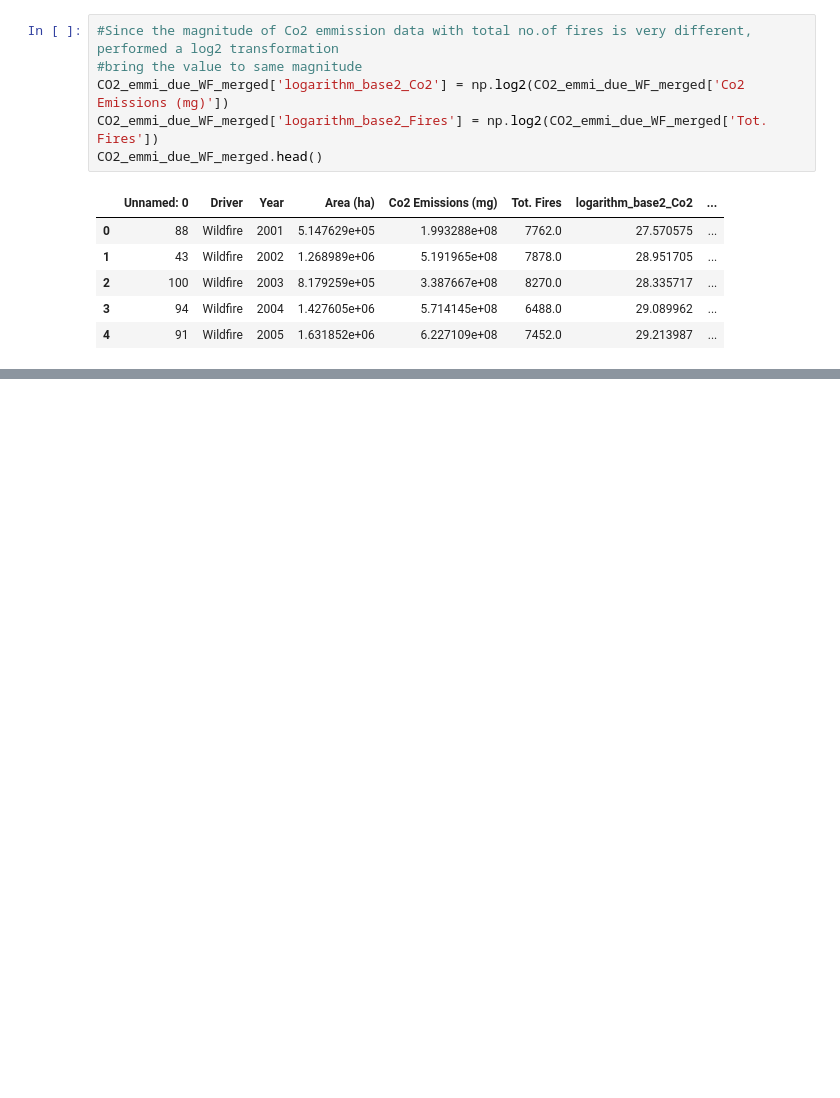
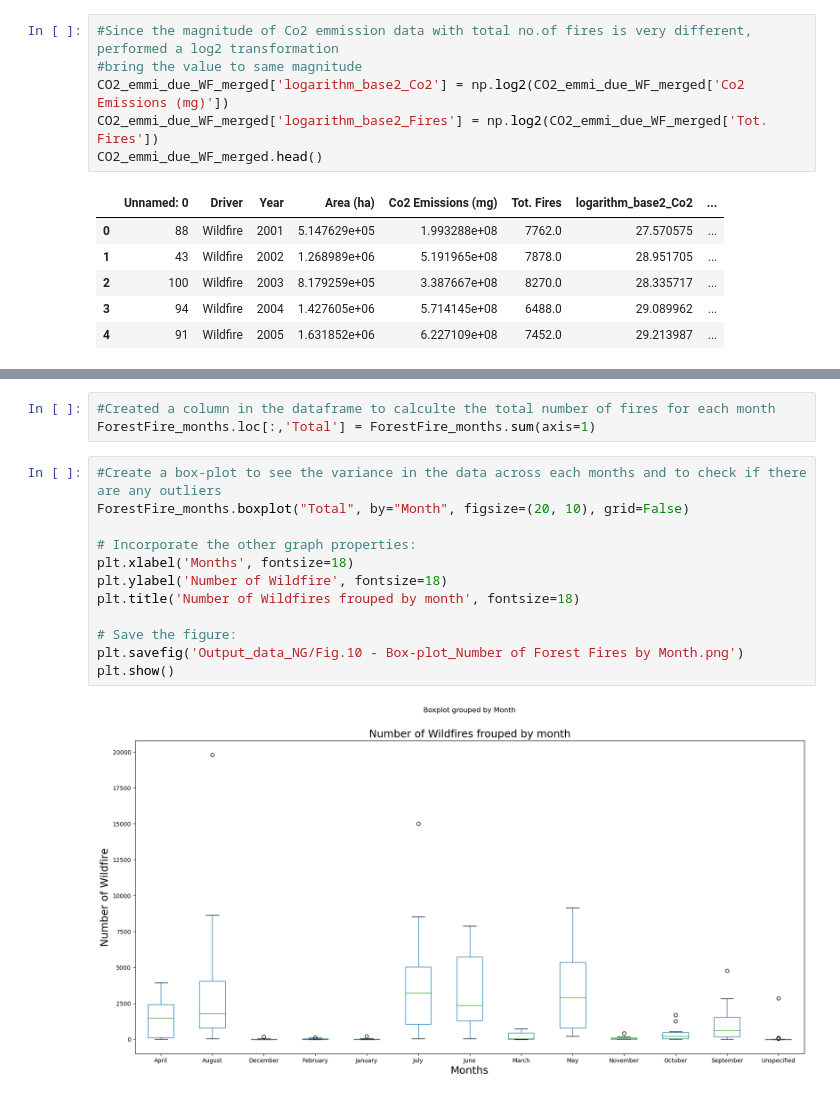
Before and after one commit to JasmineBamba/Group-Project-1-Group-2, a Jupyter notebook: Geolocations_Provinces_Nikita.ipynb, the cells around one changed output, grey strips where cells are left out. Drawn from its saved outputs; the diff is of its cells as text; blank space fills up the shorter version.

```diff
--- a/Geolocations_Provinces_Nikita.ipynb
+++ b/Geolocations_Provinces_Nikita.ipynb
@@ -608,0 +668,17 @@ The correlation between Forest Fires and Co2 Emissions (mg) is 0.23
+# %%
+#Created a column in the dataframe to calculte the total number of fires for each month
+ForestFire_months.loc[:,'Total'] = ForestFire_months.sum(axis=1)
+# %%
+#Create a box-plot to see the variance in the data across each months and to check if there are any outliers
+ForestFire_months.boxplot("Total", by="Month", figsize=(20, 10), grid=False)
+
+# Incorporate the other graph properties:
+plt.xlabel('Months', fontsize=18)
+plt.ylabel('Number of Wildfire', fontsize=18)
+plt.title('Number of Wildfires frouped by month', fontsize=18)
+
+# Save the figure:
+plt.savefig('Output_data_NG/Fig.10 - Box-plot_Number of Forest Fires by Month.png')
+plt.show()
+# %% [output]
+[figure, added]
```
Also changed, not shown: parts of 33 cells of this notebook, 3 other files.
